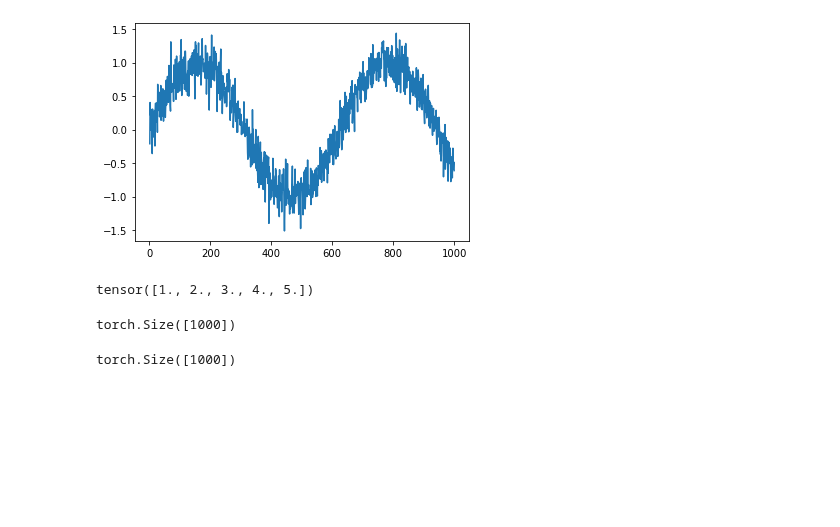
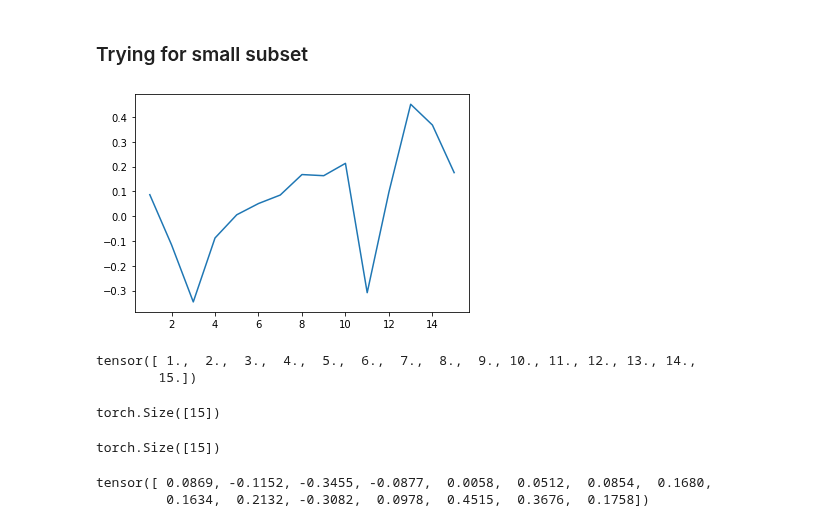
Before and after one commit to fanbyprinciple/d2l-fanbyprinciple, a Jupyter notebook: ch8_recurrent_neural_networks/8.1 Training a simple rnn.ipynb, the cells around one changed output. Cells and saved outputs as stored; diff of their text form; code cells hidden in the pictures; blank space fills up the shorter version.

Commit message:
time series prediction simple

```diff
--- a/ch8_recurrent_neural_networks/8.1 Training a simple rnn.ipynb
+++ b/ch8_recurrent_neural_networks/8.1 Training a simple rnn.ipynb
@@ -2,28 +2,36 @@
 import torch
 from torch import nn
 import matplotlib.pyplot as plt
+# %% [markdown]
+###  Trying for small subset
 # %%
-T =1000
+T =15
 time = torch.arange(1, T+1, dtype=torch.float32)
 x = torch.sin(0.01 * time) + torch.normal(0,0.2, (T,))
 
 plt.plot(time, x)
 plt.grid = True
 plt.show()
 # %% [output]
-[figure, old version]
+[figure, new version]
 # %%
-time[:5]
+time
 # %% [output]
-tensor([1., 2., 3., 4., 5.])
+tensor([ 1.,  2.,  3.,  4.,  5.,  6.,  7.,  8.,  9., 10., 11., 12., 13., 14.,
+        15.])
 # %%
 torch.normal(0, 0.2, (T,)).shape
 # %% [output]
-torch.Size([1000])
+torch.Size([15])
 # %%
 torch.sin(0.01 * time).shape
 # %% [output]
-torch.Size([1000])
+torch.Size([15])
+# %%
+x
+# %% [output]
+tensor([ 0.0869, -0.1152, -0.3455, -0.0877,  0.0058,  0.0512,  0.0854,  0.1680,
+         0.1634,  0.2132, -0.3082,  0.0978,  0.4515,  0.3676,  0.1758])
 # %%
 tau = 4
 features = torch.zeros((T-tau, tau))
```
Also changed, not shown: parts of 28 cells of this notebook, 18 other files.
